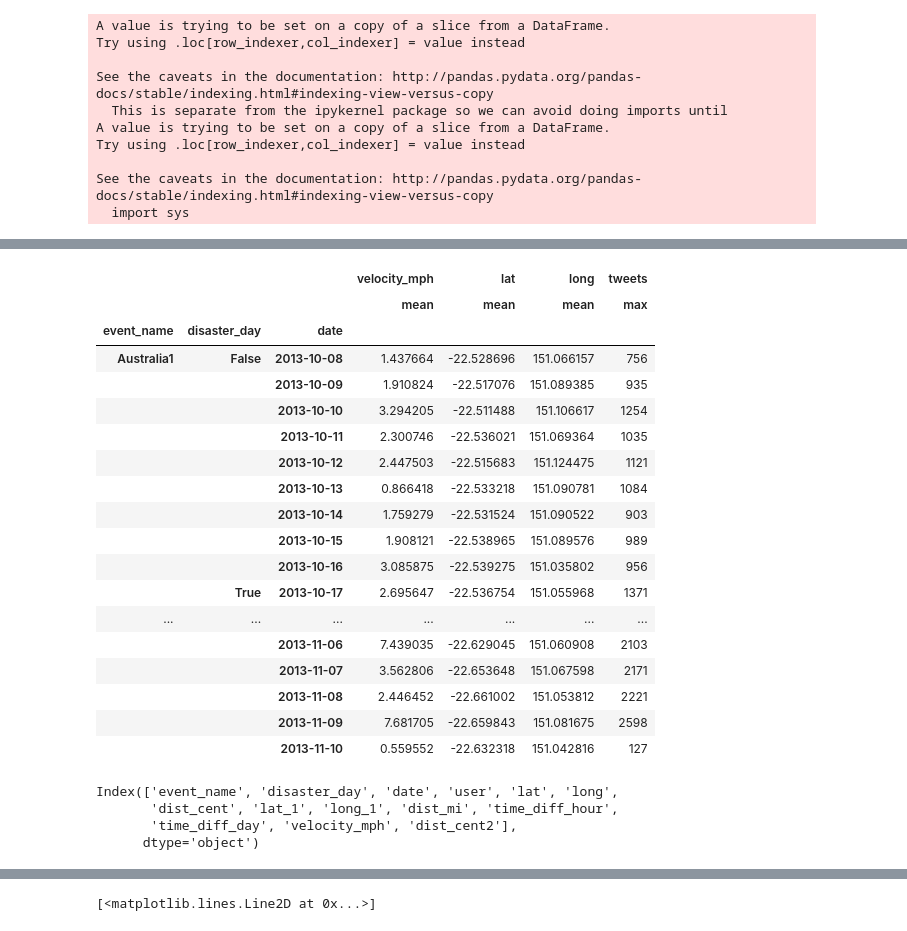
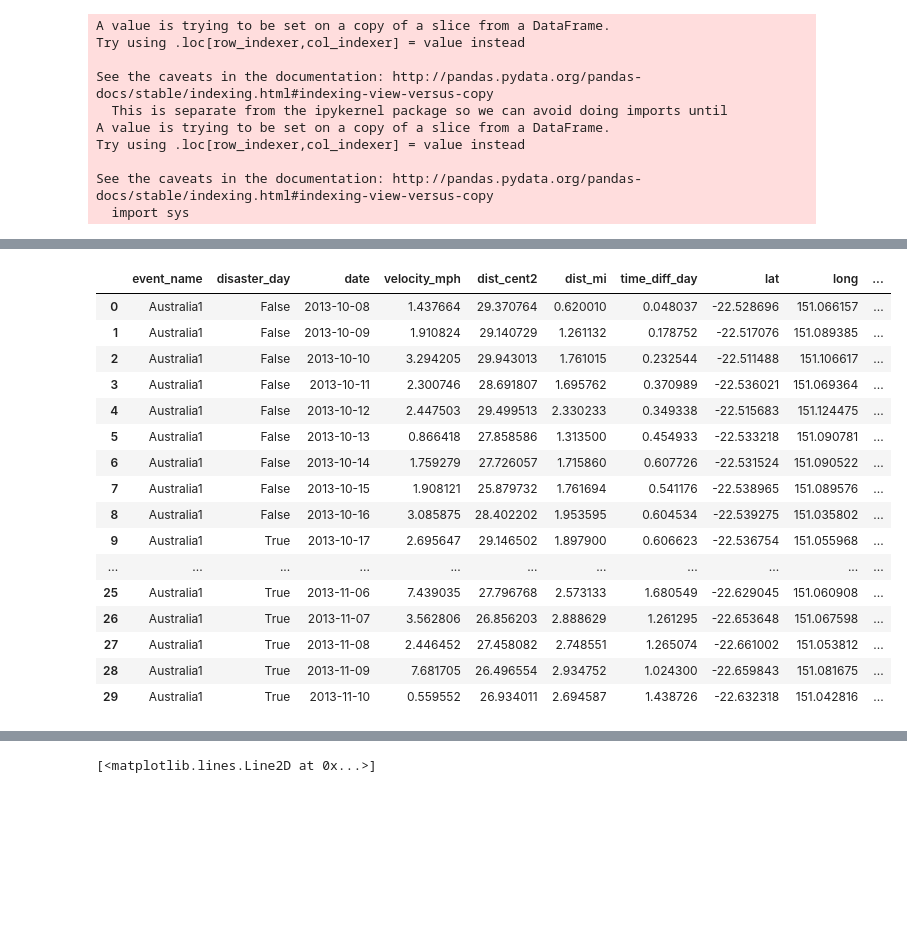
Before and after one commit to Matt-Carney/Natural_Disaster, a Jupyter notebook: Natural_Disaster.ipynb, the cells around one changed output, grey strips where cells are left out. Cells and saved outputs as stored; diff of their text form; code cells hidden in the pictures; blank space fills up the shorter version.

Commit message:
tweet helper function workingn

```diff
--- a/Natural_Disaster.ipynb
+++ b/Natural_Disaster.ipynb
@@ -271,28 +247,0 @@ Aus1.head()
-# %%
-Aus1['tweets'] = Aus1.groupby(['event_name', 'disaster_day','date']).cumcount()
-#Aus1.groupby(['event_name', 'disaster_day', 'date']).max()
-# %%
-Aus1.groupby(['event_name', 'disaster_day', 'date']).agg({'velocity_mph': ['mean'],\
-                                                          'lat' : ['mean'],\
-                                                          'long' : ['mean'],\
-                                                          'tweets' : ['max']})
-# %% [output]
-|  |  |  | velocity_mph | lat | long | tweets |
-|  |  |  | mean | mean | mean | max |
-| event_name | disaster_day | date |  |  |  |  |
-| Australia1 | False | 2013-10-08 | 1.437664 | -22.528696 | 151.066157 | 756 |
-|  |  | 2013-10-09 | 1.910824 | -22.517076 | 151.089385 | 935 |
-|  |  | 2013-10-10 | 3.294205 | -22.511488 | 151.106617 | 1254 |
-|  |  | 2013-10-11 | 2.300746 | -22.536021 | 151.069364 | 1035 |
-|  |  | 2013-10-12 | 2.447503 | -22.515683 | 151.124475 | 1121 |
-|  |  | 2013-10-13 | 0.866418 | -22.533218 | 151.090781 | 1084 |
-|  |  | 2013-10-14 | 1.759279 | -22.531524 | 151.090522 | 903 |
-|  |  | 2013-10-15 | 1.908121 | -22.538965 | 151.089576 | 989 |
-|  |  | 2013-10-16 | 3.085875 | -22.539275 | 151.035802 | 956 |
-|  | True | 2013-10-17 | 2.695647 | -22.536754 | 151.055968 | 1371 |
-| ... | ... | ... | ... | ... | ... | ... |
-|  |  | 2013-11-06 | 7.439035 | -22.629045 | 151.060908 | 2103 |
-|  |  | 2013-11-07 | 3.562806 | -22.653648 | 151.067598 | 2171 |
-|  |  | 2013-11-08 | 2.446452 | -22.661002 | 151.053812 | 2221 |
-|  |  | 2013-11-09 | 7.681705 | -22.659843 | 151.081675 | 2598 |
-|  |  | 2013-11-10 | 0.559552 | -22.632318 | 151.042816 | 127 |
@@ -303,6 +248,35 @@ df.groupby('A').B.agg(['min', 'max'])
 # %%
-Aus1_3['tweets'] = Aus1.groupby(['event_name', 'disaster_day','date']).cumcount()
-Aus1_3 = Aus1.groupby(['event_name', 'disaster_day','date'], group_keys=False).mean()
-Aus1_3 = Aus1_2.reset_index()
-Aus1_3['dist_cent2'] = Aus1_2.apply(lambda row: vincenty((row['lat'], row['long']), \
-                                    (Aus1_2['lat'].mean(),  Aus1_2['long'].mean())), axis=1)
+Aus5 = Aus1
+Aus5['tweets'] = Aus5.groupby(['event_name', 'disaster_day','date']).cumcount()
+Aus5 = Aus5.groupby(['event_name', 'disaster_day', 'date']).agg({'velocity_mph': ['mean'],\
+                                                          'dist_cent2' : ['mean'],\
+                                                          'dist_mi' : ['mean'],\
+                                                          'time_diff_day' : ['mean'],\
+                                                          'lat' : ['mean'],\
+                                                          'long' : ['mean'],\
+                                                          'tweets' : ['max']})
+Aus5 = Aus5.reset_index()
+Aus5.columns = list(Aus5.columns.levels[0][-3:][::-1]) + list(Aus5.columns.levels[0][:-3])
+
+Aus5['dist_cent3'] = Aus5.apply(lambda row: vincenty((row['lat'], row['long']), \
+                                    (Aus5['lat'].mean(),  Aus5['long'].mean())), axis=1)
+
+Aus5
+# %% [output]
+|  | event_name | disaster_day | date | velocity_mph | dist_cent2 | dist_mi | time_diff_day | lat | long | ... |
+| 0 | Australia1 | False | 2013-10-08 | 1.437664 | 29.370764 | 0.620010 | 0.048037 | -22.528696 | 151.066157 | ... |
+| 1 | Australia1 | False | 2013-10-09 | 1.910824 | 29.140729 | 1.261132 | 0.178752 | -22.517076 | 151.089385 | ... |
+| 2 | Australia1 | False | 2013-10-10 | 3.294205 | 29.943013 | 1.761015 | 0.232544 | -22.511488 | 151.106617 | ... |
+| 3 | Australia1 | False | 2013-10-11 | 2.300746 | 28.691807 | 1.695762 | 0.370989 | -22.536021 | 151.069364 | ... |
+| 4 | Australia1 | False | 2013-10-12 | 2.447503 | 29.499513 | 2.330233 | 0.349338 | -22.515683 | 151.124475 | ... |
+| 5 | Australia1 | False | 2013-10-13 | 0.866418 | 27.858586 | 1.313500 | 0.454933 | -22.533218 | 151.090781 | ... |
+| 6 | Australia1 | False | 2013-10-14 | 1.759279 | 27.726057 | 1.715860 | 0.607726 | -22.531524 | 151.090522 | ... |
+| 7 | Australia1 | False | 2013-10-15 | 1.908121 | 25.879732 | 1.761694 | 0.541176 | -22.538965 | 151.089576 | ... |
+| 8 | Australia1 | False | 2013-10-16 | 3.085875 | 28.402202 | 1.953595 | 0.604534 | -22.539275 | 151.035802 | ... |
+| 9 | Australia1 | True | 2013-10-17 | 2.695647 | 29.146502 | 1.897900 | 0.606623 | -22.536754 | 151.055968 | ... |
+| ... | ... | ... | ... | ... | ... | ... | ... | ... | ... | ... |
+| 25 | Australia1 | True | 2013-11-06 | 7.439035 | 27.796768 | 2.573133 | 1.680549 | -22.629045 | 151.060908 | ... |
+| 26 | Australia1 | True | 2013-11-07 | 3.562806 | 26.856203 | 2.888629 | 1.261295 | -22.653648 | 151.067598 | ... |
+| 27 | Australia1 | True | 2013-11-08 | 2.446452 | 27.458082 | 2.748551 | 1.265074 | -22.661002 | 151.053812 | ... |
+| 28 | Australia1 | True | 2013-11-09 | 7.681705 | 26.496554 | 2.934752 | 1.024300 | -22.659843 | 151.081675 | ... |
+| 29 | Australia1 | True | 2013-11-10 | 0.559552 | 26.934011 | 2.694587 | 1.438726 | -22.632318 | 151.042816 | ... |
@@ -315,7 +282,0 @@ Aus1_2['dist_cent2'] = Aus1_2.apply(lambda row: vincenty((row['lat'], row['long'
-# %%
-Aus1_2.columns
-# %% [output]
-Index(['event_name', 'disaster_day', 'date', 'user', 'lat', 'long',
-       'dist_cent', 'lat_1', 'long_1', 'dist_mi', 'time_diff_hour',
-       'time_diff_day', 'velocity_mph', 'dist_cent2'],
-      dtype='object')
```
Also changed, not shown: parts of 12 cells of this notebook.
